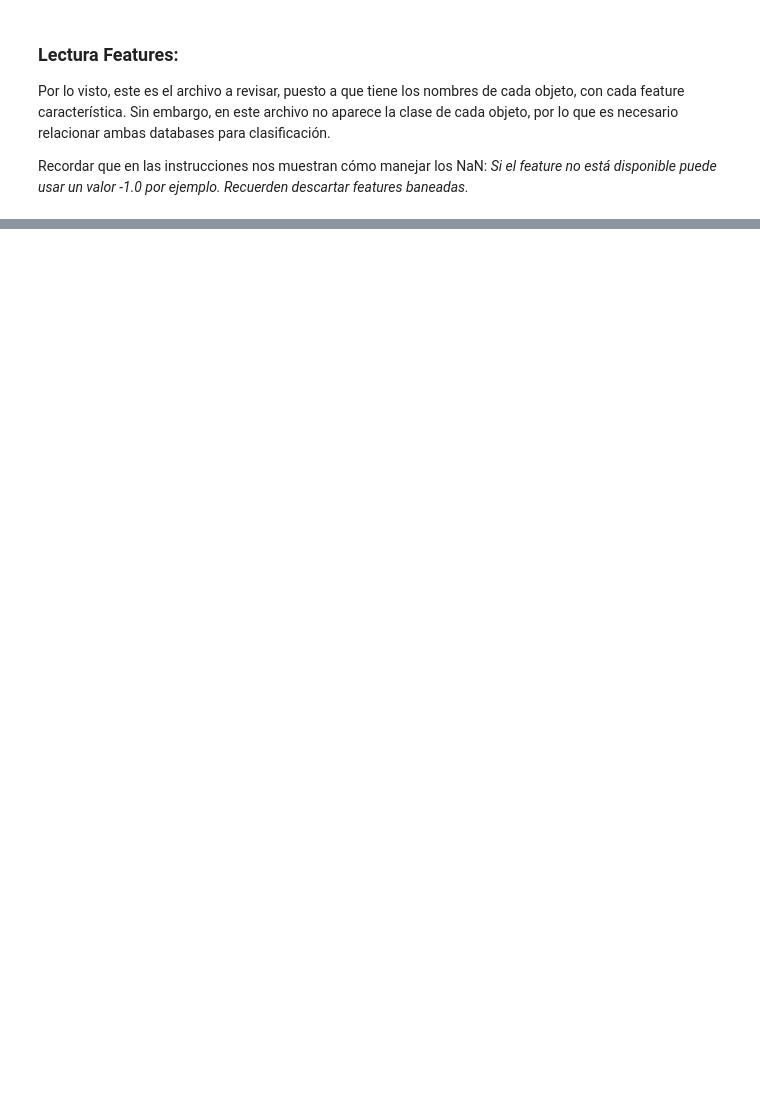
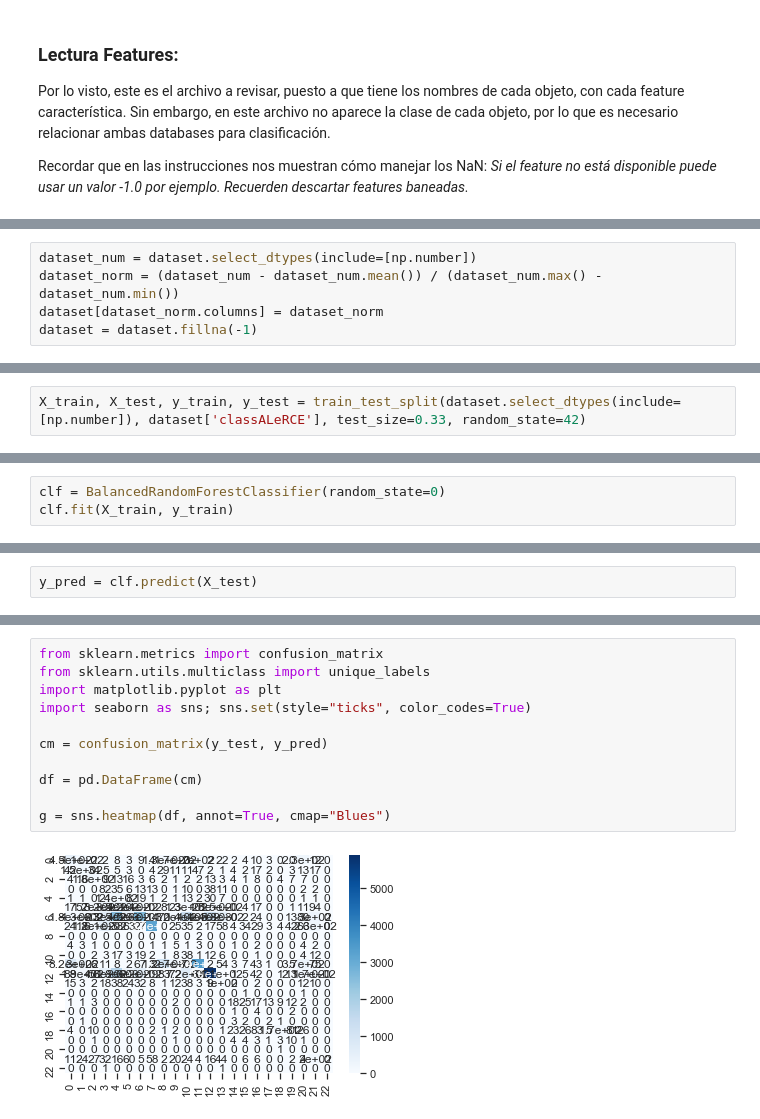
Before and after one commit to CubelliJ/Clasificacion_rapida_ALeRCE, a Jupyter notebook: ALeRCE_Hito_1.ipynb, the cells around one changed output, grey strips where cells are left out. Drawn from its saved outputs; the diff is of its cells as text; blank space fills up the shorter version.

```diff
--- a/ALeRCE_Hito_1.ipynb
+++ b/ALeRCE_Hito_1.ipynb
@@ -293,0 +188,5 @@ KeyError: 'index'
+# %%
+dataset_num = dataset.select_dtypes(include=[np.number])
+dataset_norm = (dataset_num - dataset_num.mean()) / (dataset_num.max() - dataset_num.min())
+dataset[dataset_norm.columns] = dataset_norm
+dataset = dataset.fillna(-1)
@@ -293,0 +211,2 @@ KeyError: 'index'
+# %%
+X_train, X_test, y_train, y_test = train_test_split(dataset.select_dtypes(include=[np.number]), dataset['classALeRCE'], test_size=0.33, random_state=42)
@@ -293,0 +234,3 @@ KeyError: 'index'
+# %%
+clf = BalancedRandomForestClassifier(random_state=0)
+clf.fit(X_train, y_train)
@@ -293,0 +239,2 @@ KeyError: 'index'
+# %%
+y_pred = clf.predict(X_test)
@@ -293,0 +260,13 @@ KeyError: 'index'
+# %%
+from sklearn.metrics import confusion_matrix
+from sklearn.utils.multiclass import unique_labels
+import matplotlib.pyplot as plt
+import seaborn as sns; sns.set(style="ticks", color_codes=True)
+
+cm = confusion_matrix(y_test, y_pred)
+
+df = pd.DataFrame(cm)
+
+g = sns.heatmap(df, annot=True, cmap="Blues")
+# %% [output]
+[figure, added]
```
Also changed, not shown: parts of 36 cells of this notebook.
